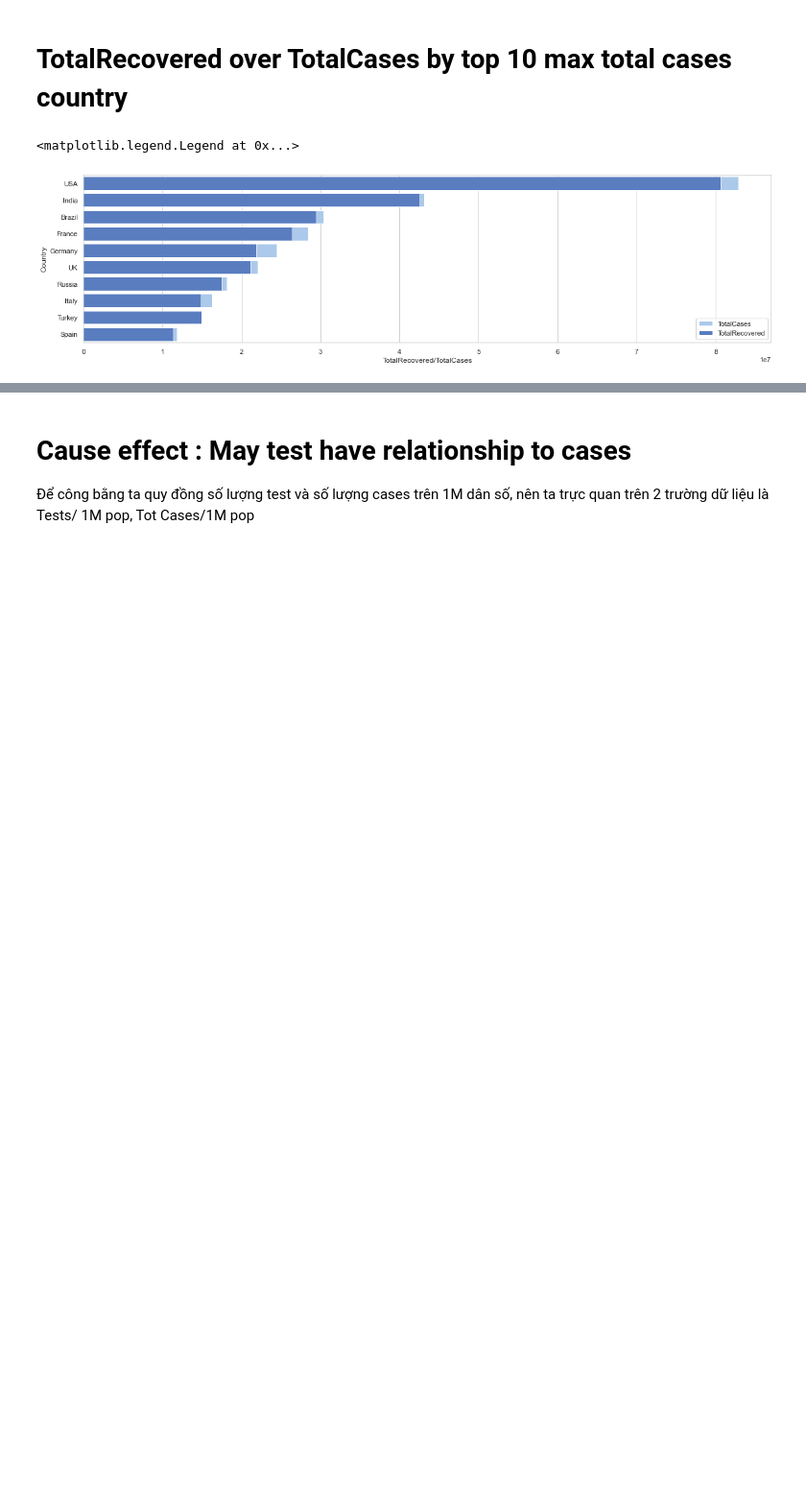
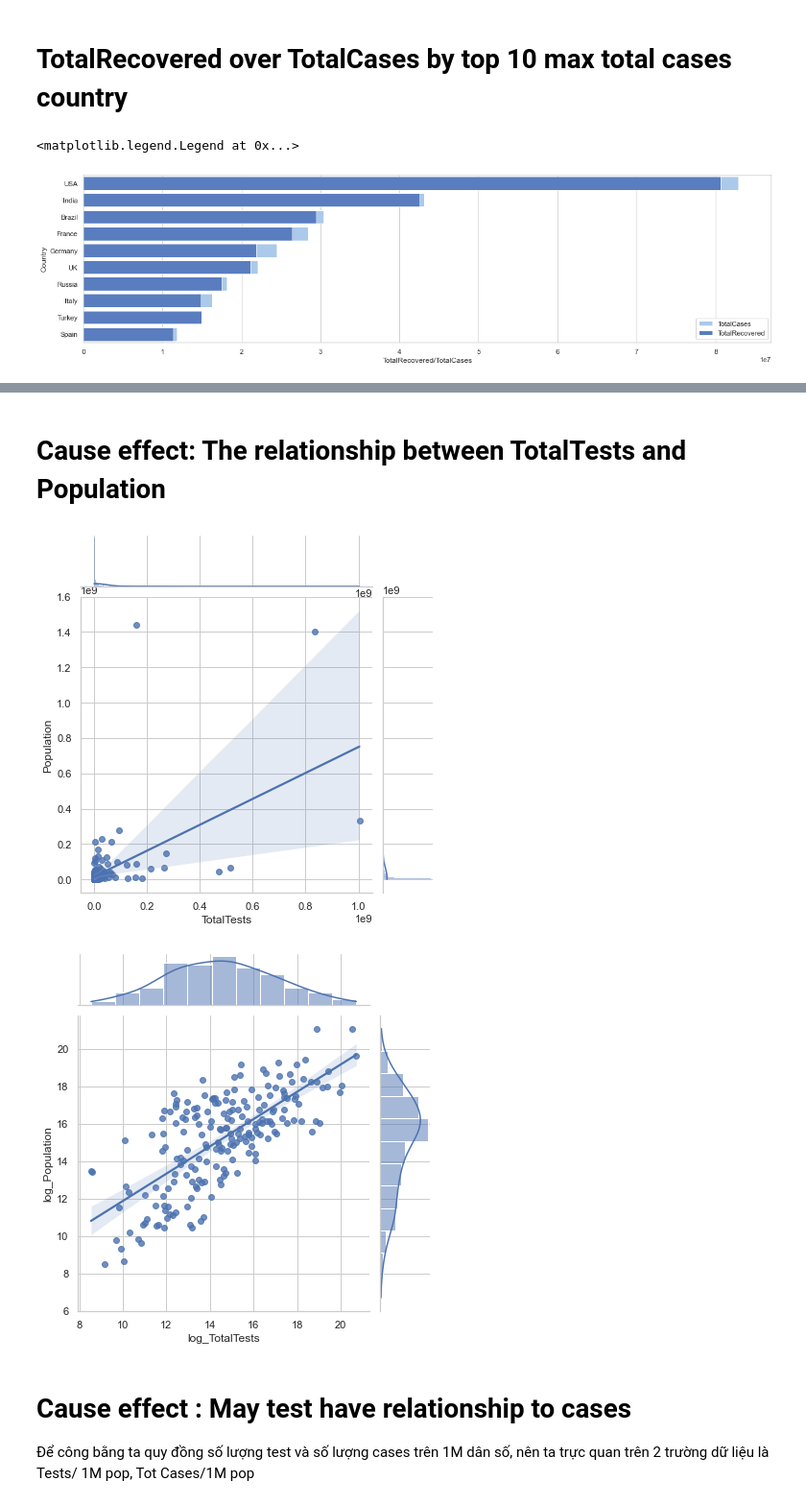
Before and after one commit to tonyvu1289/DV_lab01, a Jupyter notebook: minh.ipynb, the cells around one changed output, grey strips where cells are left out. Shown at 96% size. Drawn from its saved outputs; the diff is of its cells as text; code cells hidden in the pictures; blank space fills up the shorter version.

```diff
--- a/minh.ipynb
+++ b/minh.ipynb
@@ -78,3 +91,15 @@ plt.legend()
+# %% [markdown]
+# Cause effect: The relationship between TotalTests and Population
+# %%
+df_log = deepcopy(df)
+df_log.dropna(subset = ["TotalTests", "Population"])
+df_log["log_TotalTests"] = np.log(df_log["TotalTests"].to_list())
+df_log["log_Population"] = np.log(df_log["Population"].to_list())
+g3 = sns.jointplot(x="TotalTests", y="Population", data=df, kind="reg")
+g4 = sns.jointplot(x="log_TotalTests", y="log_Population", data=df_log, kind="reg")
+# %% [output]
+[figure, added]
+[figure, added]
 # %% [markdown]
 # Cause effect : May test have relationship to cases
 Để công bằng ta quy đồng số lượng test và số lượng cases trên 1M dân số, nên ta trực quan trên 2 trường dữ liệu là Tests/ 1M pop, Tot Cases/1M pop
```
Also changed, not shown: parts of 5 cells of this notebook.
